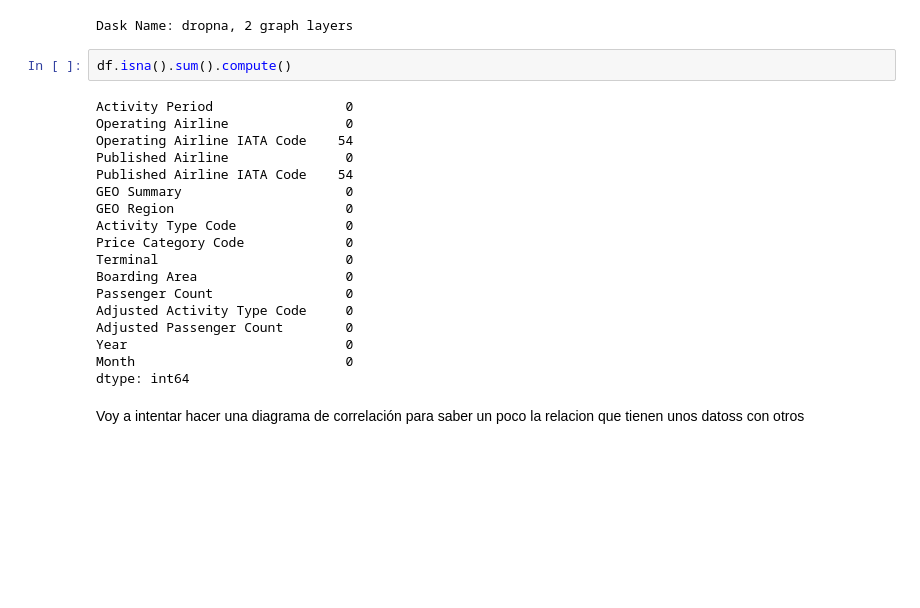
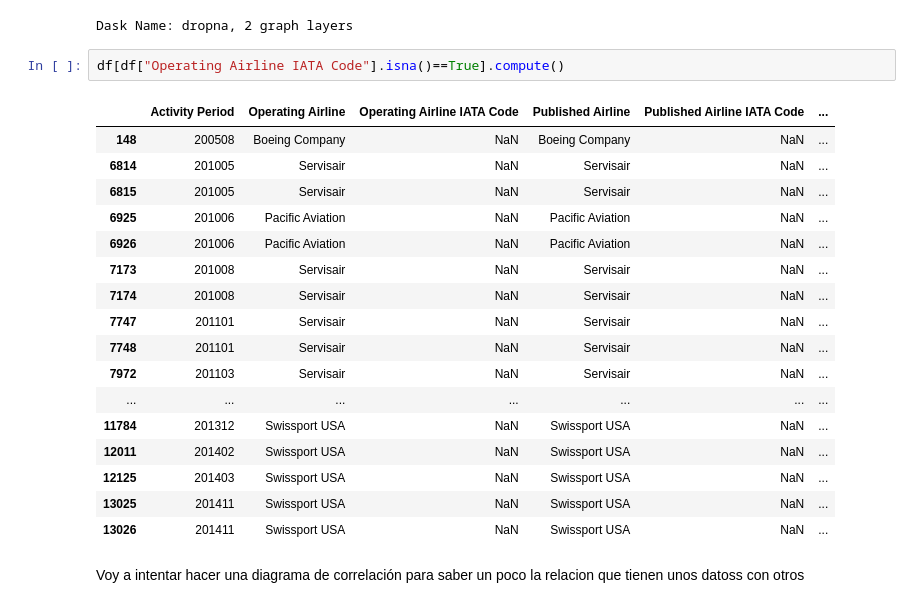
Before and after one commit to MiguelGG03/Final_Poject_PySpark, a Jupyter notebook: empiezo.ipynb, the cells around one changed output. Saved outputs shown, nothing was run; the diff lists cells and outputs as text; blank space fills up the shorter version.

```diff
--- a/empiezo.ipynb
+++ b/empiezo.ipynb
@@ -66,25 +66,25 @@ Dask DataFrame Structure:
 |  | ... | ... | ... | ... | ... |
 Dask Name: dropna, 2 graph layers
 # %%
-df.isna().sum().compute()
+df[df["Operating Airline IATA Code"].isna()==True].compute()
 # %% [output]
-Activity Period                 0
-Operating Airline               0
-Operating Airline IATA Code    54
-Published Airline               0
-Published Airline IATA Code    54
-GEO Summary                     0
-GEO Region                      0
-Activity Type Code              0
-Price Category Code             0
-Terminal                        0
-Boarding Area                   0
-Passenger Count                 0
-Adjusted Activity Type Code     0
-Adjusted Passenger Count        0
-Year                            0
-Month                           0
-dtype: int64
+|  | Activity Period | Operating Airline | Operating Airline IATA Code | Published Airline | Published Airline IATA Code | ... |
+| 148 | 200508 | Boeing Company | NaN | Boeing Company | NaN | ... |
+| 6814 | 201005 | Servisair | NaN | Servisair | NaN | ... |
+| 6815 | 201005 | Servisair | NaN | Servisair | NaN | ... |
+| 6925 | 201006 | Pacific Aviation | NaN | Pacific Aviation | NaN | ... |
+| 6926 | 201006 | Pacific Aviation | NaN | Pacific Aviation | NaN | ... |
+| 7173 | 201008 | Servisair | NaN | Servisair | NaN | ... |
+| 7174 | 201008 | Servisair | NaN | Servisair | NaN | ... |
+| 7747 | 201101 | Servisair | NaN | Servisair | NaN | ... |
+| 7748 | 201101 | Servisair | NaN | Servisair | NaN | ... |
+| 7972 | 201103 | Servisair | NaN | Servisair | NaN | ... |
+| ... | ... | ... | ... | ... | ... | ... |
+| 11784 | 201312 | Swissport USA | NaN | Swissport USA | NaN | ... |
+| 12011 | 201402 | Swissport USA | NaN | Swissport USA | NaN | ... |
+| 12125 | 201403 | Swissport USA | NaN | Swissport USA | NaN | ... |
+| 13025 | 201411 | Swissport USA | NaN | Swissport USA | NaN | ... |
+| 13026 | 201411 | Swissport USA | NaN | Swissport USA | NaN | ... |
 # %% [markdown]
 Voy a intentar hacer una diagrama de correlación para saber un poco la relacion que tienen unos datoss con otros
 # %%
```
